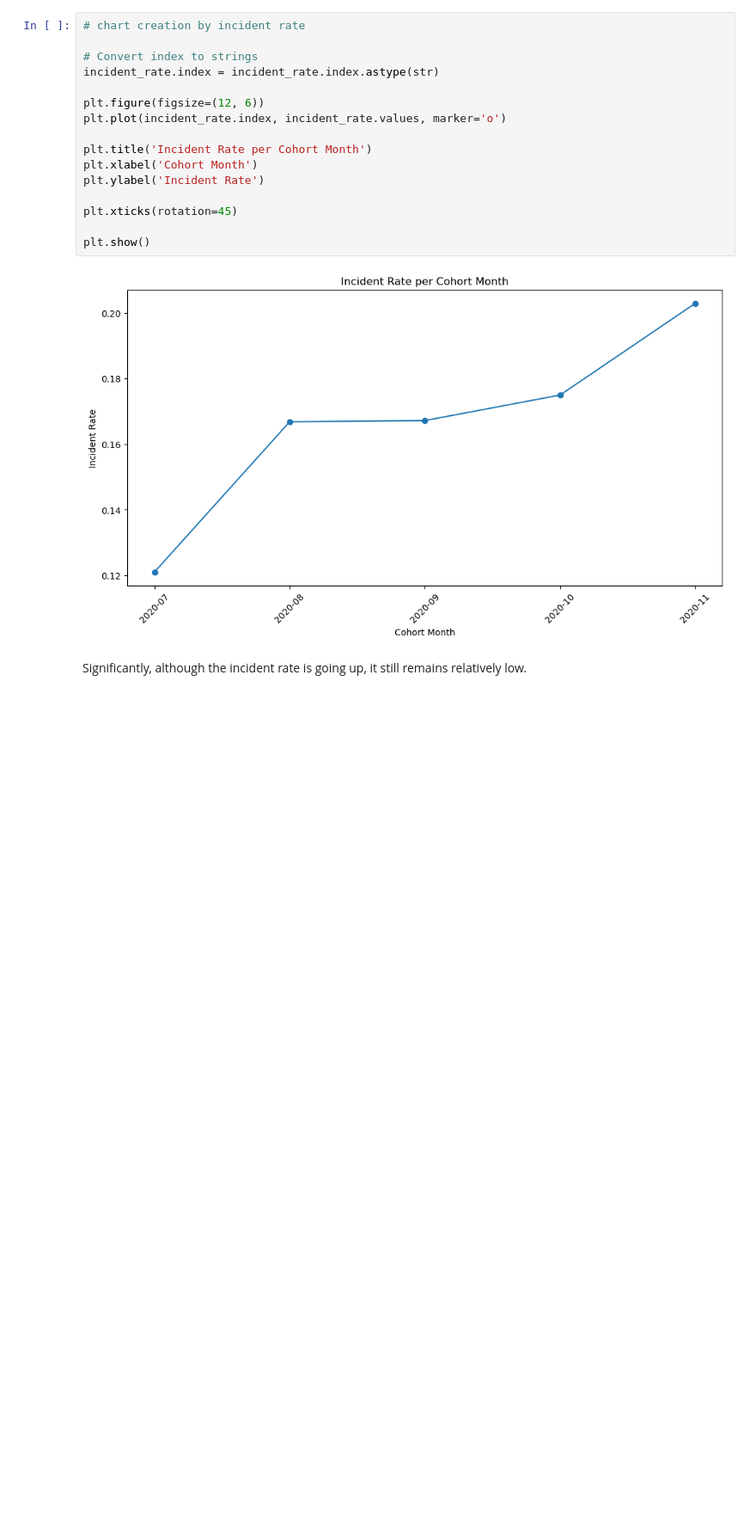
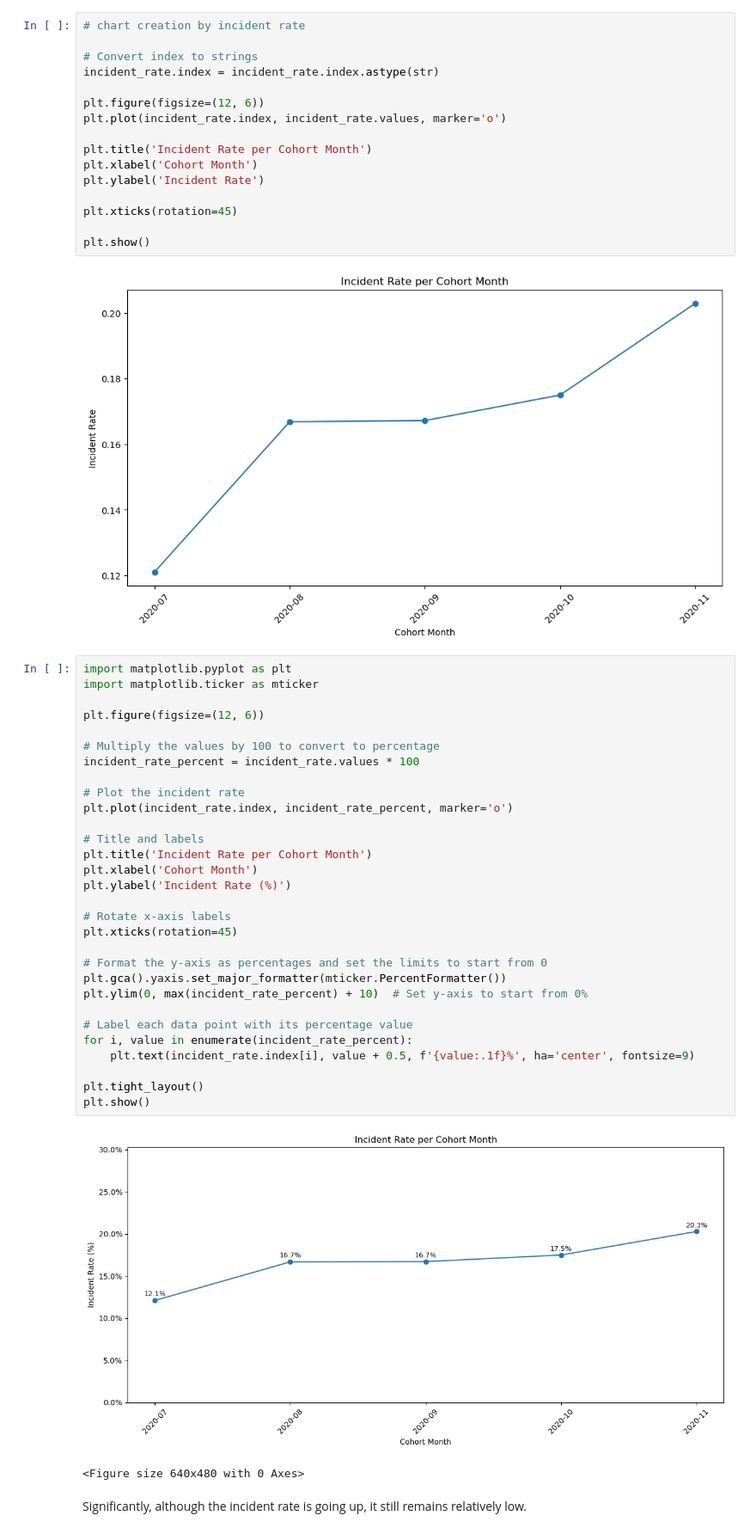
Before and after one commit to giusenico/project-ironhack-payments-en, a Jupyter notebook: project_dataset/cash_requests_analysis.ipynb, the cells around one changed output. Shown: that part at 86% size. Drawn from its saved outputs; the diff is of its cells as text; blank space fills up the shorter version.

```diff
--- a/project_dataset/cash_requests_analysis.ipynb
+++ b/project_dataset/cash_requests_analysis.ipynb
@@ -330,6 +352,39 @@ plt.xticks(rotation=45)
 plt.show()
 # %% [output]
 [figure]
+# %%
+import matplotlib.pyplot as plt
+import matplotlib.ticker as mticker
+
+plt.figure(figsize=(12, 6))
+
+# Multiply the values by 100 to convert to percentage
+incident_rate_percent = incident_rate.values * 100
+
+# Plot the incident rate
+plt.plot(incident_rate.index, incident_rate_percent, marker='o')
+
+# Title and labels
+plt.title('Incident Rate per Cohort Month')
+plt.xlabel('Cohort Month')
+plt.ylabel('Incident Rate (%)')
+
+# Rotate x-axis labels
+plt.xticks(rotation=45)
+
+# Format the y-axis as percentages and set the limits to start from 0
+plt.gca().yaxis.set_major_formatter(mticker.PercentFormatter())
+plt.ylim(0, max(incident_rate_percent) + 10)  # Set y-axis to start from 0%
+
+# Label each data point with its percentage value
+for i, value in enumerate(incident_rate_percent):
+    plt.text(incident_rate.index[i], value + 0.5, f'{value:.1f}%', ha='center', fontsize=9)
+
+plt.tight_layout()
+plt.show()
+# %% [output]
+[figure, added]
+<Figure size 640x480 with 0 Axes>
 # %% [markdown]
 Significantly, although the incident rate is going up, it still remains relatively low.
 # %% [markdown]
```
Also changed, not shown: parts of 7 cells of this notebook, 9 other files.
